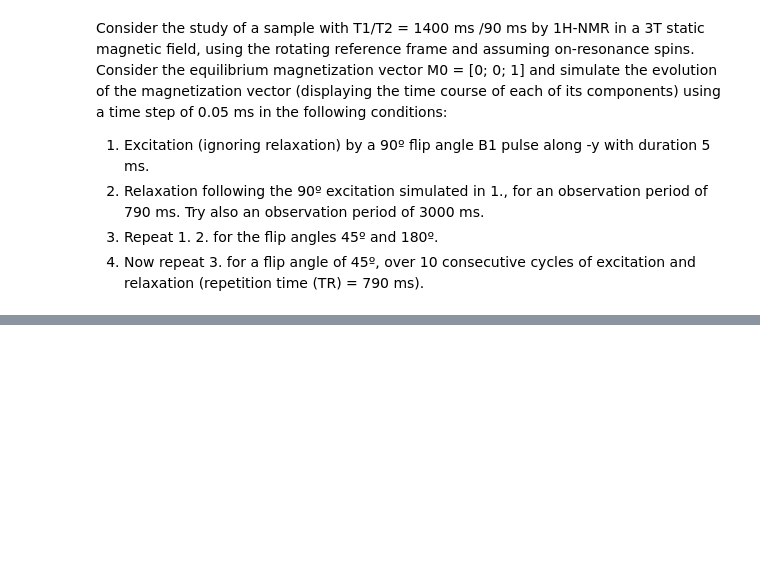
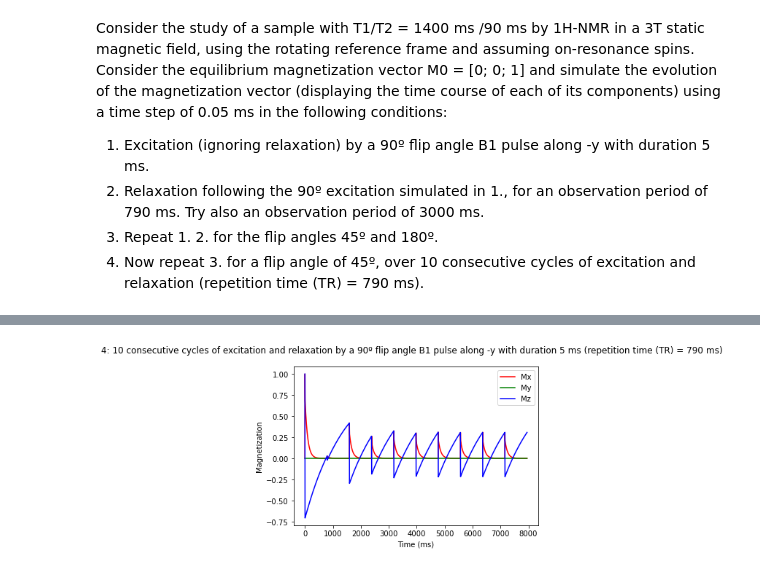
Before and after one commit to miguelrfernandes/MedicalImaging, a Jupyter notebook: Lab4_21-22/Lab4_21-22.ipynb, the cells around one changed output, grey strips where cells are left out. Drawn from its saved outputs; the diff is of its cells as text; code cells hidden in the pictures; blank space fills up the shorter version.

```diff
--- a/Lab4_21-22/Lab4_21-22.ipynb
+++ b/Lab4_21-22/Lab4_21-22.ipynb
@@ -109,0 +114,11 @@ Exercise 4
+# %%
+M_E4 = [M0]
+M_E4 = bloch(M_E4[-1], duration=5, angle=135)
+M_E4 += blochrelax(M_E4[-1], duration=790)
+for cycle in range(9):
+    M_E4 += bloch(M_E4[-1], duration=5, angle=135)
+    M_E4 += blochrelax(M_E4[-1], duration=790)
+
+plotM(M_E4, duration=7950, title='4: 10 consecutive cycles of excitation and relaxation by a 90º flip angle B1 pulse along -y with duration 5 ms (repetition time (TR) = 790 ms)')
+# %% [output]
+[figure, added]
```
Also changed, not shown: parts of 2 cells of this notebook.
